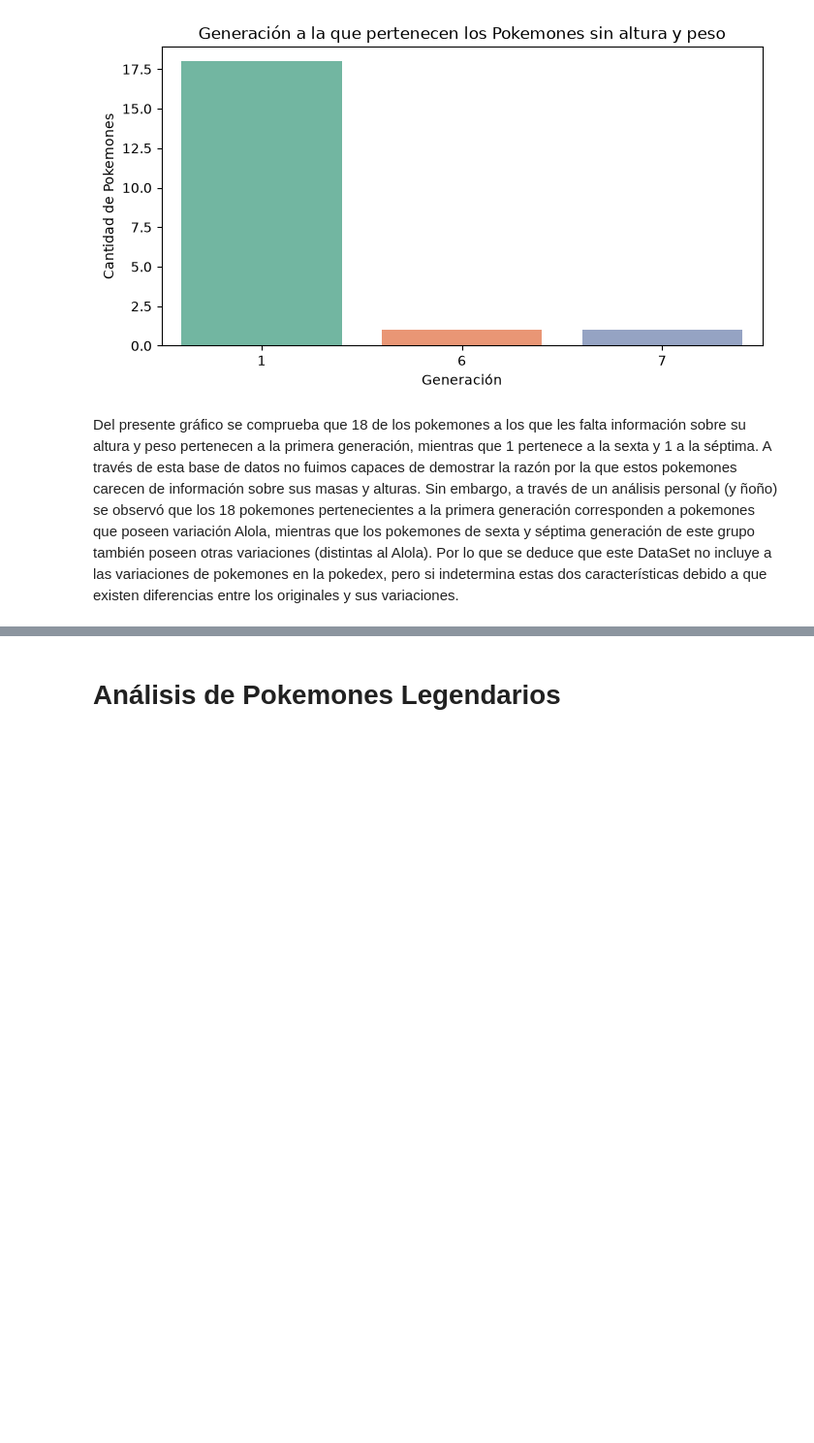
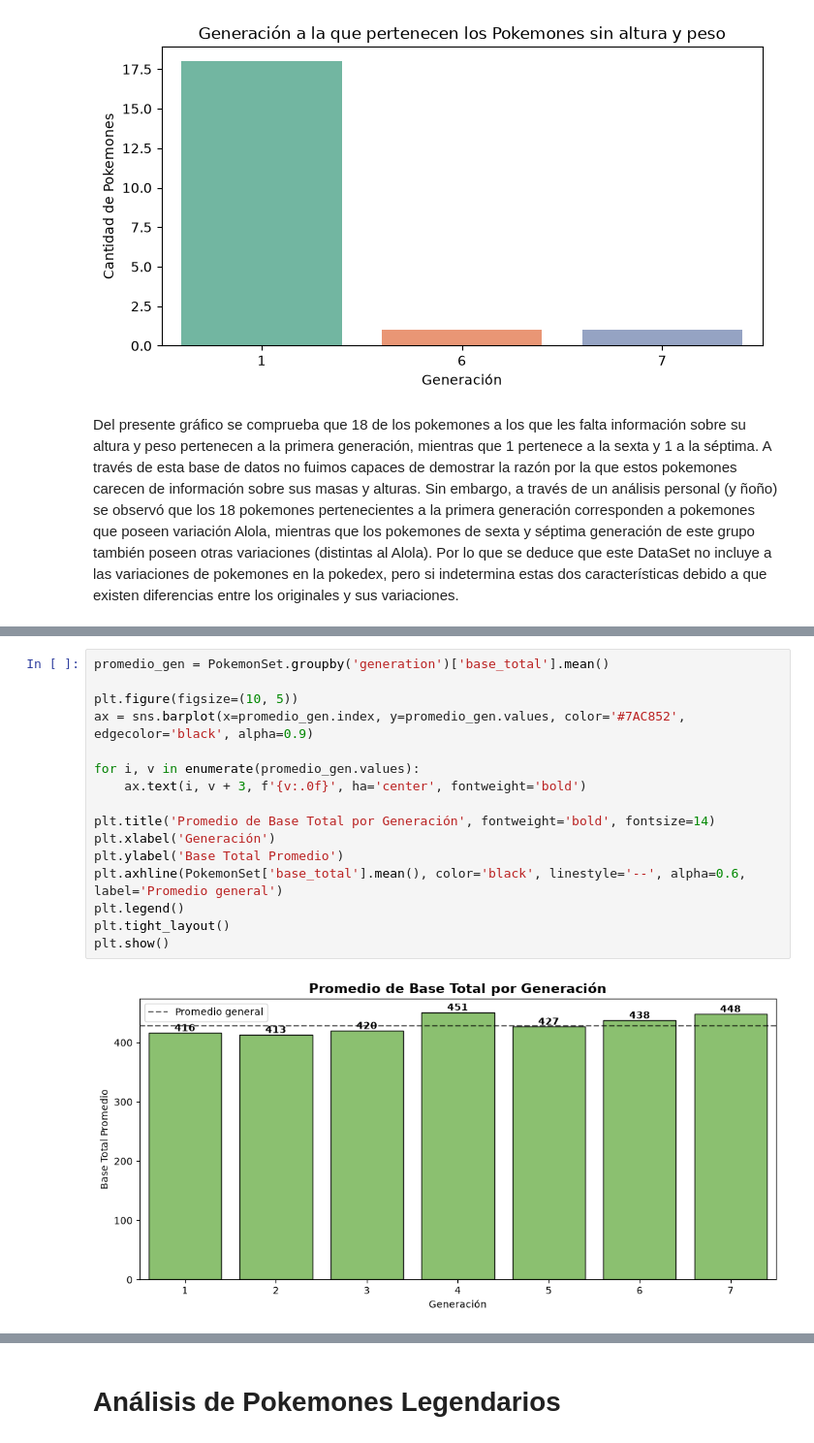
Before and after one commit to keitzeta/Pokemon-Inference-Classification-Outcomes, a Jupyter notebook: Pokemon.ipynb, the cells around one changed output, grey strips where cells are left out. Shown at 97% size. Cells and saved outputs as stored; diff of their text form; blank space fills up the shorter version.

```diff
--- a/Pokemon.ipynb
+++ b/Pokemon.ipynb
@@ -176,0 +200,18 @@ plt.show()
+# %%
+promedio_gen = PokemonSet.groupby('generation')['base_total'].mean()
+
+plt.figure(figsize=(10, 5))
+ax = sns.barplot(x=promedio_gen.index, y=promedio_gen.values, color='#7AC852', edgecolor='black', alpha=0.9)
+
+for i, v in enumerate(promedio_gen.values):
+    ax.text(i, v + 3, f'{v:.0f}', ha='center', fontweight='bold')
+
+plt.title('Promedio de Base Total por Generación', fontweight='bold', fontsize=14)
+plt.xlabel('Generación')
+plt.ylabel('Base Total Promedio')
+plt.axhline(PokemonSet['base_total'].mean(), color='black', linestyle='--', alpha=0.6, label='Promedio general')
+plt.legend()
+plt.tight_layout()
+plt.show()
+# %% [output]
+[figure, added]
```
Also changed, not shown: parts of 33 cells of this notebook.
